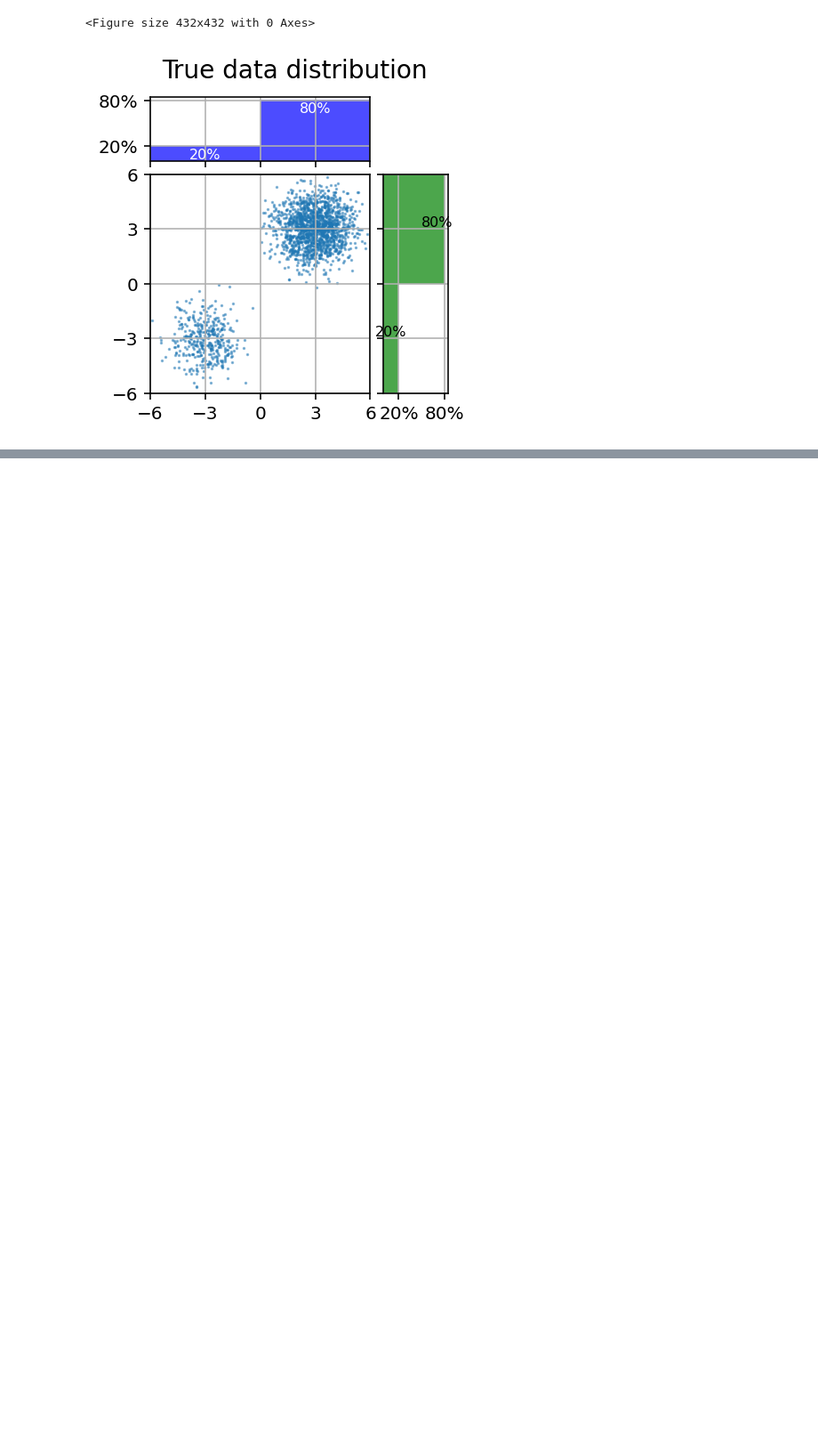
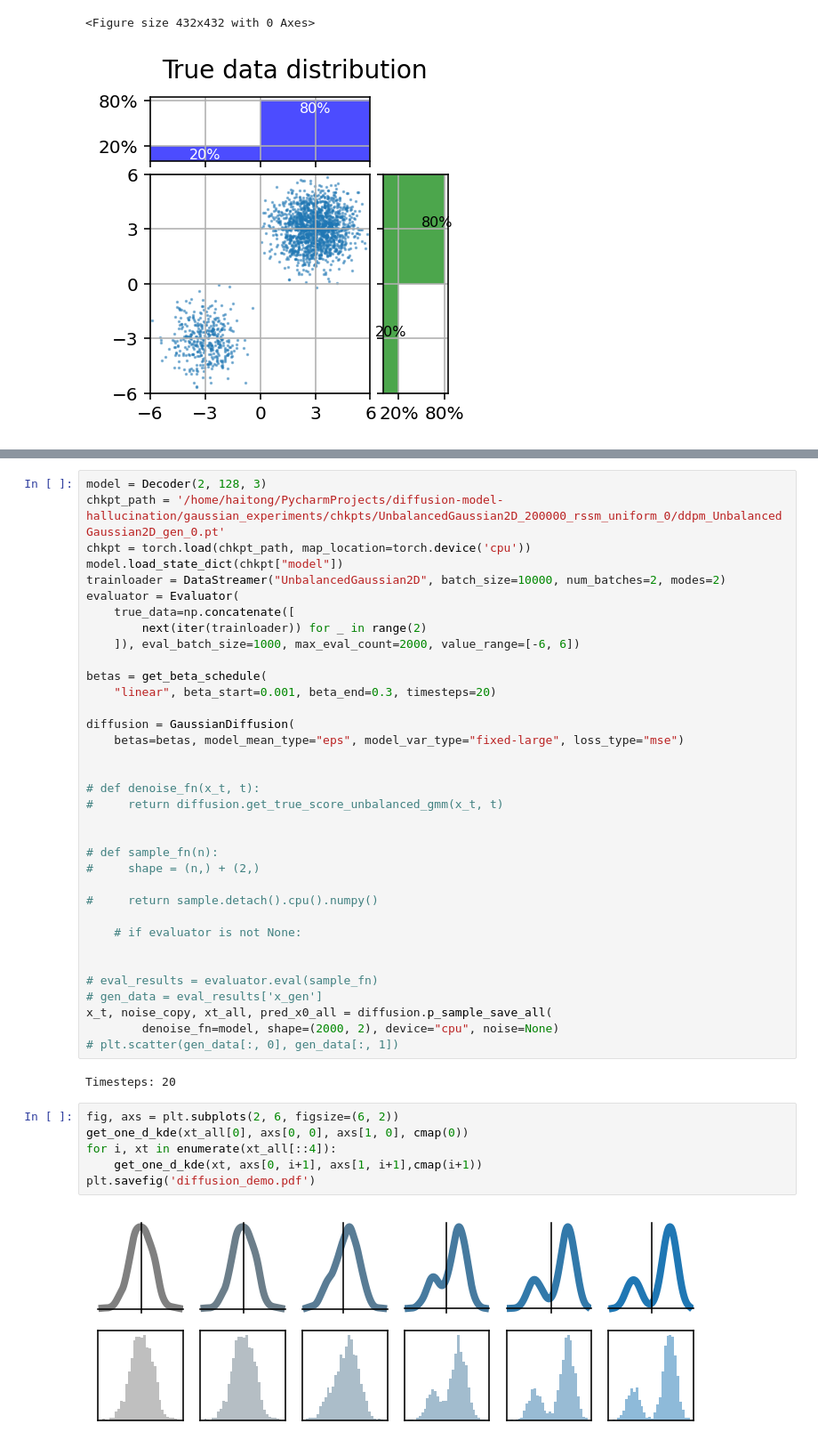
Before and after one commit to mahaitongdae/diffusion-model-hallucination, a Jupyter notebook: gaussian_experiments/baselines.ipynb, the cells around one changed output, grey strips where cells are left out. Shown at 89% size. Cells and saved outputs as stored; diff of their text form; blank space fills up the shorter version.

```diff
--- a/gaussian_experiments/baselines.ipynb
+++ b/gaussian_experiments/baselines.ipynb
@@ -210,0 +277,45 @@ plt.show()
+# %%
+model = Decoder(2, 128, 3)
+chkpt_path = '/home/haitong/PycharmProjects/diffusion-model-hallucination/gaussian_experiments/chkpts/UnbalancedGaussian2D_200000_rssm_uniform_0/ddpm_UnbalancedGaussian2D_gen_0.pt'
+chkpt = torch.load(chkpt_path, map_location=torch.device('cpu'))
+model.load_state_dict(chkpt["model"])
+trainloader = DataStreamer("UnbalancedGaussian2D", batch_size=10000, num_batches=2, modes=2)
+evaluator = Evaluator(
+    true_data=np.concatenate([
+        next(iter(trainloader)) for _ in range(2)
+    ]), eval_batch_size=1000, max_eval_count=2000, value_range=[-6, 6])
+
+betas = get_beta_schedule(
+    "linear", beta_start=0.001, beta_end=0.3, timesteps=20)
+
+diffusion = GaussianDiffusion(
+    betas=betas, model_mean_type="eps", model_var_type="fixed-large", loss_type="mse")
+
+
+# def denoise_fn(x_t, t):
+#     return diffusion.get_true_score_unbalanced_gmm(x_t, t)
+
+
+# def sample_fn(n):
+#     shape = (n,) + (2,)
+
+#     return sample.detach().cpu().numpy()
+
+    # if evaluator is not None:
+
+
+# eval_results = evaluator.eval(sample_fn)
+# gen_data = eval_results['x_gen']
+x_t, noise_copy, xt_all, pred_x0_all = diffusion.p_sample_save_all(
+        denoise_fn=model, shape=(2000, 2), device="cpu", noise=None)
+# plt.scatter(gen_data[:, 0], gen_data[:, 1])
+# %% [output]
+Timesteps: 20
+# %%
+fig, axs = plt.subplots(2, 6, figsize=(6, 2))
+get_one_d_kde(xt_all[0], axs[0, 0], axs[1, 0], cmap(0))
+for i, xt in enumerate(xt_all[::4]):
+    get_one_d_kde(xt, axs[0, i+1], axs[1, i+1],cmap(i+1))
+plt.savefig('diffusion_demo.pdf')
+# %% [output]
+[figure, added]
```
Also changed, not shown: parts of 6 cells of this notebook, 2 other files.
